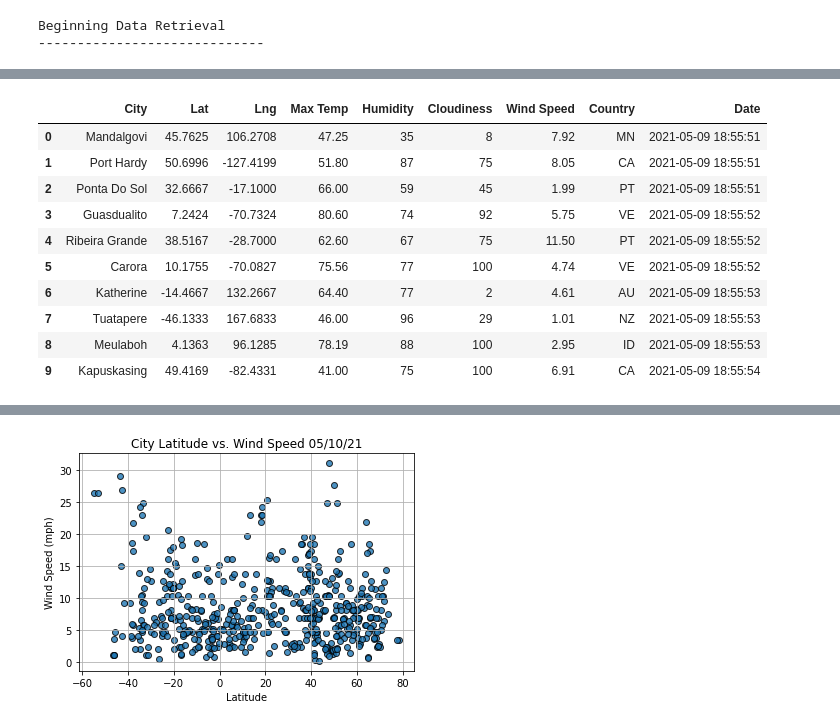
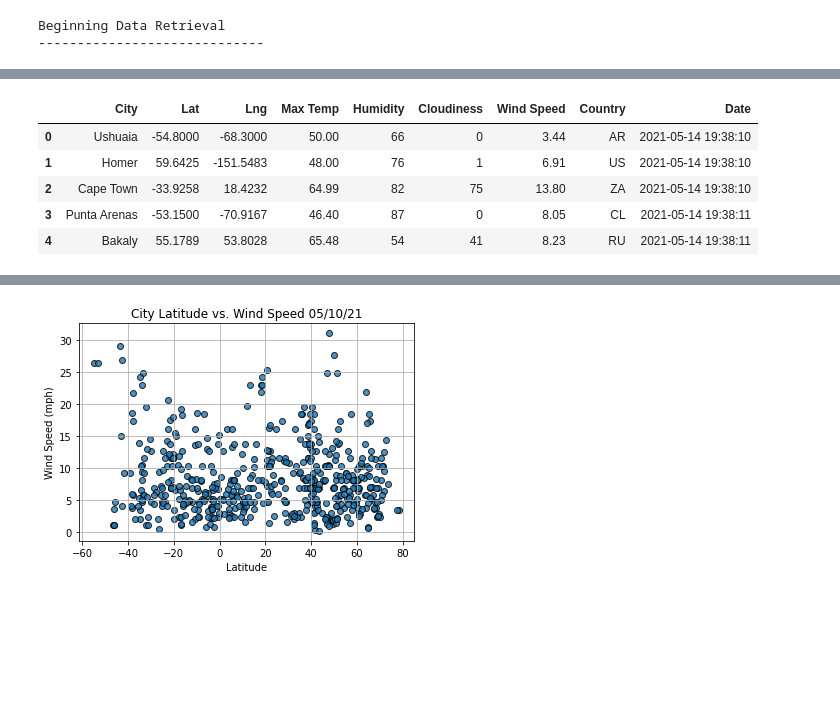
Before and after one commit to moonem/World_Weather_Analysis, a Jupyter notebook: WeatherPy.ipynb, the cells around one changed output, grey strips where cells are left out. Cells and saved outputs as stored; diff of their text form; code cells hidden in the pictures; blank space fills up the shorter version.

```diff
--- a/WeatherPy.ipynb
+++ b/WeatherPy.ipynb
@@ -145,19 +145,14 @@ Data Retrieval Complete
 # %%
 # Convert the array of dictionaries to a Pandas DataFrame.
 city_data_df = pd.DataFrame(city_data)
-city_data_df.head(10)
+city_data_df.head()
 # %% [output]
 |  | City | Lat | Lng | Max Temp | Humidity | Cloudiness | Wind Speed | Country | Date |
-| 0 | Mandalgovi | 45.7625 | 106.2708 | 47.25 | 35 | 8 | 7.92 | MN | 2021-05-09 18:55:51 |
-| 1 | Port Hardy | 50.6996 | -127.4199 | 51.80 | 87 | 75 | 8.05 | CA | 2021-05-09 18:55:51 |
-| 2 | Ponta Do Sol | 32.6667 | -17.1000 | 66.00 | 59 | 45 | 1.99 | PT | 2021-05-09 18:55:51 |
-| 3 | Guasdualito | 7.2424 | -70.7324 | 80.60 | 74 | 92 | 5.75 | VE | 2021-05-09 18:55:52 |
-| 4 | Ribeira Grande | 38.5167 | -28.7000 | 62.60 | 67 | 75 | 11.50 | PT | 2021-05-09 18:55:52 |
-| 5 | Carora | 10.1755 | -70.0827 | 75.56 | 77 | 100 | 4.74 | VE | 2021-05-09 18:55:52 |
-| 6 | Katherine | -14.4667 | 132.2667 | 64.40 | 77 | 2 | 4.61 | AU | 2021-05-09 18:55:53 |
-| 7 | Tuatapere | -46.1333 | 167.6833 | 46.00 | 96 | 29 | 1.01 | NZ | 2021-05-09 18:55:53 |
-| 8 | Meulaboh | 4.1363 | 96.1285 | 78.19 | 88 | 100 | 2.95 | ID | 2021-05-09 18:55:53 |
-| 9 | Kapuskasing | 49.4169 | -82.4331 | 41.00 | 75 | 100 | 6.91 | CA | 2021-05-09 18:55:54 |
+| 0 | Ushuaia | -54.8000 | -68.3000 | 50.00 | 66 | 0 | 3.44 | AR | 2021-05-14 19:38:10 |
+| 1 | Homer | 59.6425 | -151.5483 | 48.00 | 76 | 1 | 6.91 | US | 2021-05-14 19:38:10 |
+| 2 | Cape Town | -33.9258 | 18.4232 | 64.99 | 82 | 75 | 13.80 | ZA | 2021-05-14 19:38:10 |
+| 3 | Punta Arenas | -53.1500 | -70.9167 | 46.40 | 87 | 0 | 8.05 | CL | 2021-05-14 19:38:11 |
+| 4 | Bakaly | 55.1789 | 53.8028 | 65.48 | 54 | 41 | 8.23 | RU | 2021-05-14 19:38:11 |
 # %%
 new_column_order = ["City","Country","Date","Lat","Max Temp","Humidity","Cloudiness","Wind Speed"]
 # %%
```
Also changed, not shown: parts of 27 cells of this notebook, 5 other files.
